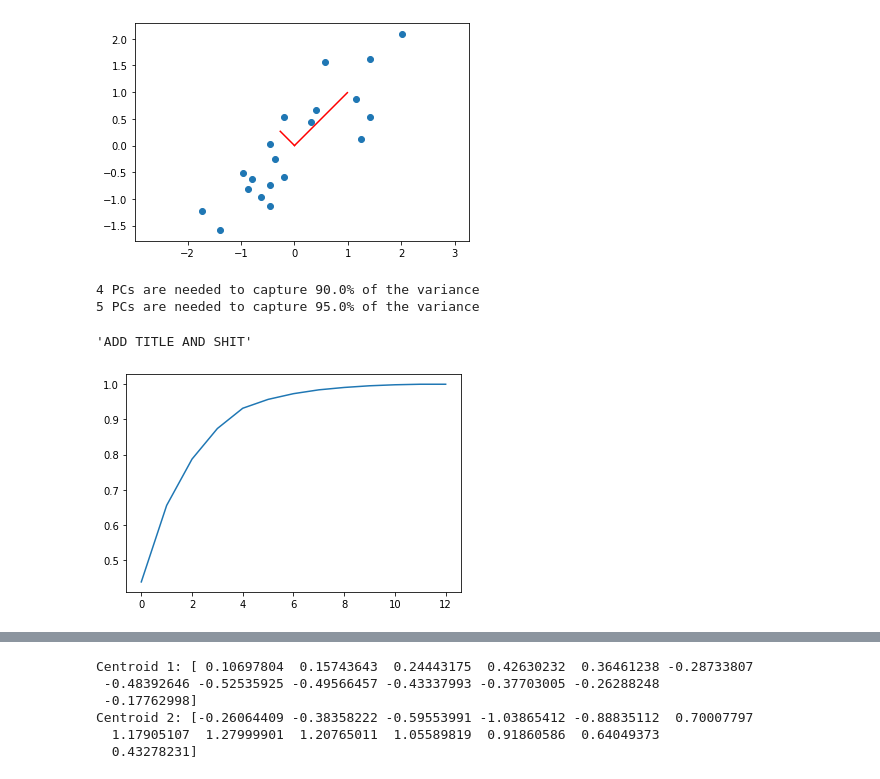
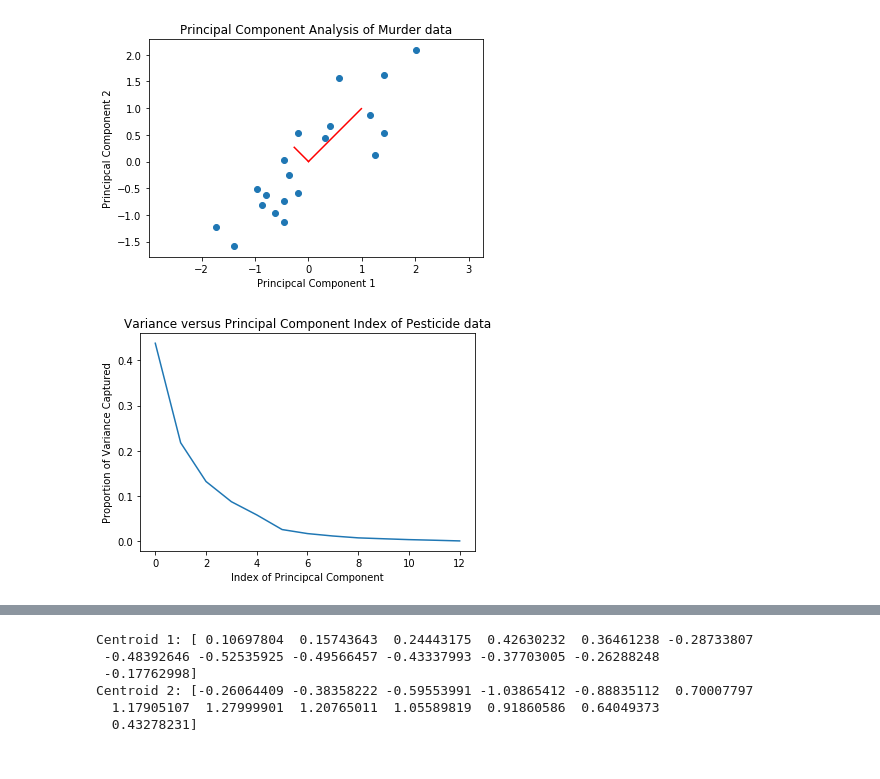
Before and after one commit to mahdi-robbani/ids, a Jupyter notebook: Assignment3/assignment3.ipynb, the cells around one changed output, grey strips where cells are left out. Saved outputs shown, nothing was run; the diff lists cells and outputs as text; code cells hidden in the pictures.

```diff
--- a/Assignment3/assignment3.ipynb
+++ b/Assignment3/assignment3.ipynb
@@ -24,46 +24,47 @@ def standardize_data(data):
     data = (data - mean)/sd
     return data
 # %%
-#Exercise 2
+#Exercise 1b
 murder = np.loadtxt("murderdata2d.txt")
 murder = standardize_data(murder)
 eigenvectors, eigenvalues = pca(murder)
 
 #calculate Standard Deviation
 sd_x = np.sqrt(eigenvalues[0])
 sd_y = np.sqrt(eigenvalues[1])
 
 #Plot figure
 plt.scatter(murder[:,0], murder[:,1])
 plt.axis('equal')
 plt.plot([0, sd_x*eigenvectors[0,0]], [0, sd_x*eigenvectors[1,0]], "red")
 plt.plot([0, sd_y*eigenvectors[0,1]], [0, sd_y*eigenvectors[1,1]], "red")
-plt.savefig("figure1.png")
+plt.title('Principal Component Analysis of Murder data')
+plt.xlabel('Principcal Component 1')
+plt.ylabel('Principcal Component 2')
+#plt.savefig("figure1_PCAmurder.png")
+plt.show()
 # %% [output]
-[figure, old version]
+[figure, new version]
 # %%
-#Exercise 3
+#Exercise 1c plot1
 def min_dimensions(N, cum_variance):
     value = cum_variance[cum_variance > N][0] # get the first value which is bigger than N
     ind = np.where(cum_variance == value)[0][0] # return the index of that value
+    ind = ind + 1 # python indexing starts at 0
     print(f"{ind} PCs are needed to capture {N*100}% of the variance")
     return ind
 
-'''NOT SURE IF I SHOULD ADD TEST DATA'''
 pesticide = np.loadtxt('IDSWeedCropTrain.csv', delimiter = ',')
-#dataTest = np.loadtxt('IDSWeedCropTest.csv', delimiter = ',')
 pesticide = pesticide[:,:-1]
 pesticide = standardize_data(pesticide)
 eigenvectors, eigenvalues = pca(pesticide)
-cum_variance = np.cumsum(eigenvalues/sum(eigenvalues))
+variance = eigenvalues/sum(eigenvalues)
 
-min_dimensions(0.9, cum_variance)
-min_dimensions(0.95, cum_variance)
-
-plt.plot(cum_variance)
-'''ADD TITLE AND SHIT'''
+plt.plot(variance)
+plt.title('Variance versus Principal Component Index of Pesticide data')
+plt.xlabel('Index of Principcal Component')
+plt.ylabel('Proportion of Variance Captured')
+#plt.savefig("figure2_variance.png")
+plt.show()
 # %% [output]
-4 PCs are needed to capture 90.0% of the variance
-5 PCs are needed to capture 95.0% of the variance
-'ADD TITLE AND SHIT'
-[figure, old version]
+[figure, new version]
```
Also changed, not shown: parts of 6 cells of this notebook, 15 other files.
